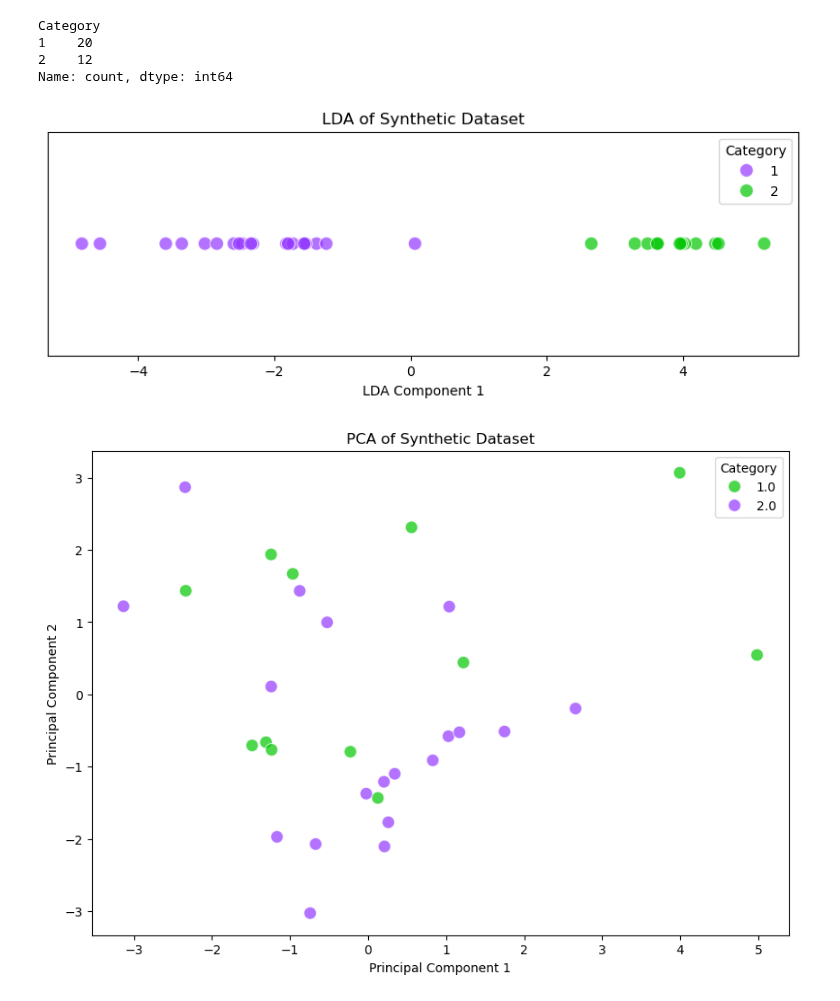
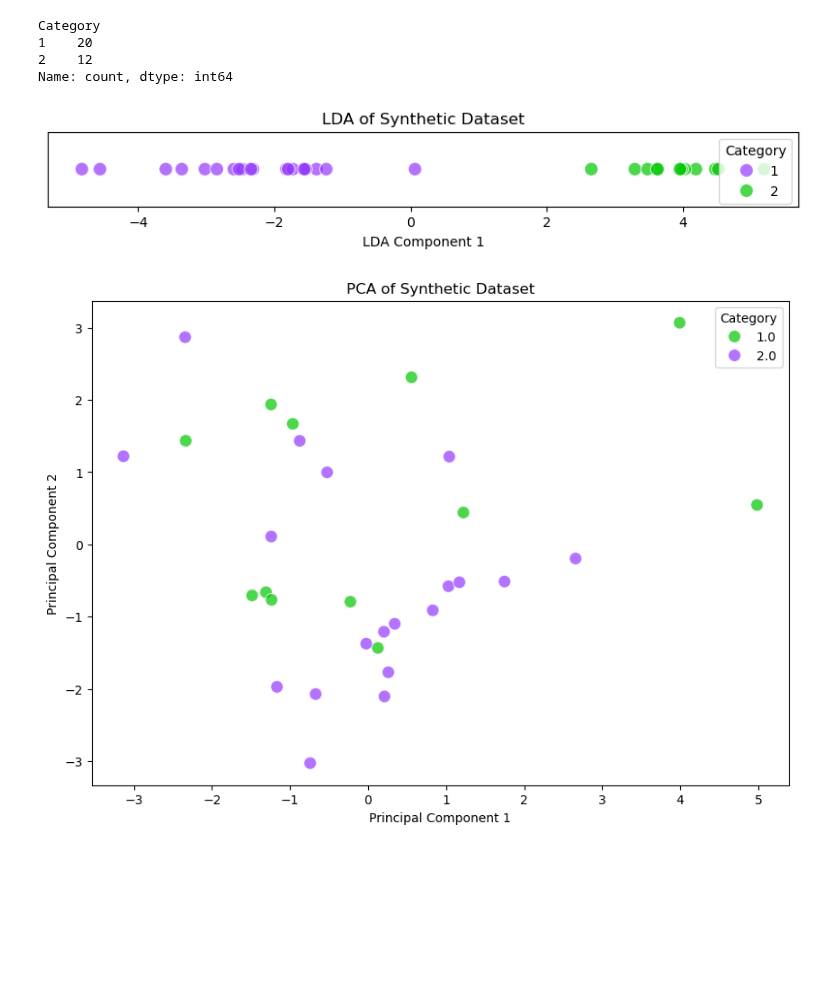
Before and after one commit to shokenlee/AH_AAcomposition, a Jupyter notebook: LDA.ipynb, the cells around one changed output. Cells and saved outputs as stored; diff of their text form; code cells hidden in the pictures; blank space fills up the shorter version.

Commit message:
LDA plot export to pdf

```diff
--- a/LDA.ipynb
+++ b/LDA.ipynb
@@ -54,23 +54,25 @@ x = StandardScaler().fit_transform(x)
 # %%
 from sklearn.discriminant_analysis import LinearDiscriminantAnalysis
 
 # Perform LDA
 lda = LinearDiscriminantAnalysis(n_components=1)
 lda_components = lda.fit_transform(x, y)
 lda_df = pd.DataFrame(data=lda_components, columns=['LDA1'])
 lda_df['Category'] = y
 
 # Plot LDA results
 # Plotting the LDA
-plt.figure(figsize=(10, 3))
+plt.figure(figsize=(10, 1))
 sns.scatterplot(data=lda_df, x='LDA1', y=[0] * len(lda_df), hue='Category', s=100, marker='o', palette=['#9337FF', '#00C600'], alpha=0.7)
 plt.title('LDA of Synthetic Dataset')
 plt.xlabel('LDA Component 1')
 plt.yticks([])
 # plt.legend(title='Category')
+#export LDA plot
+plt.savefig('./Output/lda_plot.pdf', dpi=300, bbox_inches='tight')
 plt.show()
 # %% [output]
-[figure, old version]
+[figure, new version]
 # %%
 # LDA Coefficients
 lda_coefficients = pd.DataFrame(lda.coef_.T, index=data.drop(columns=['Category']).columns, columns=['Coefficient'])
```
Also changed, not shown: 1 other file.
